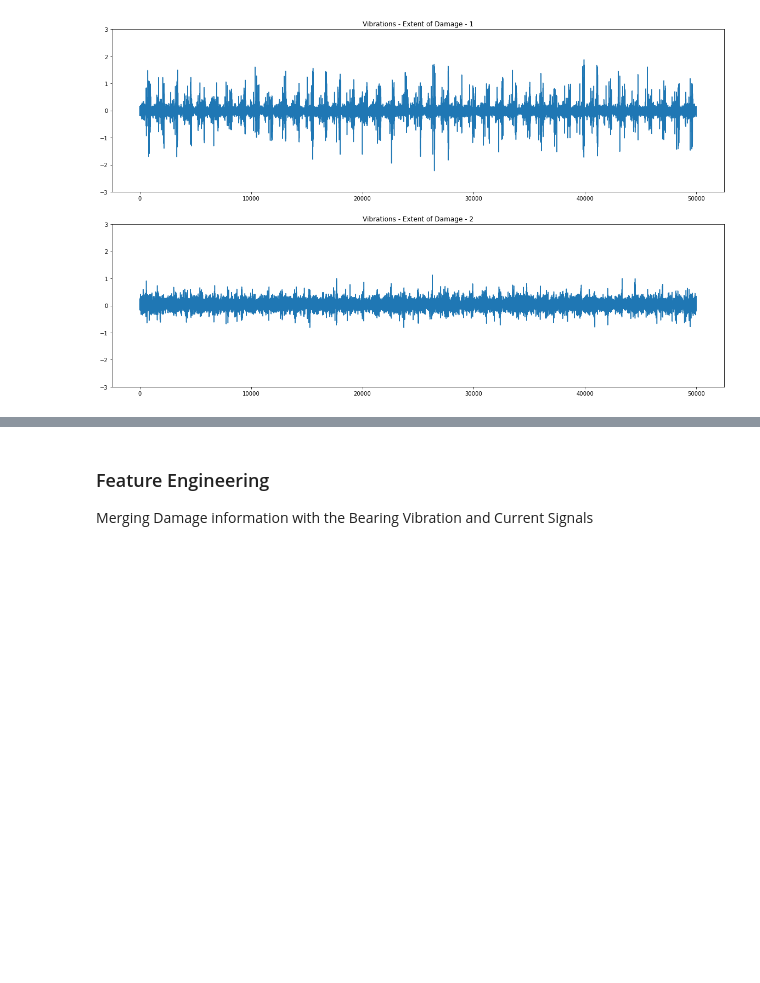
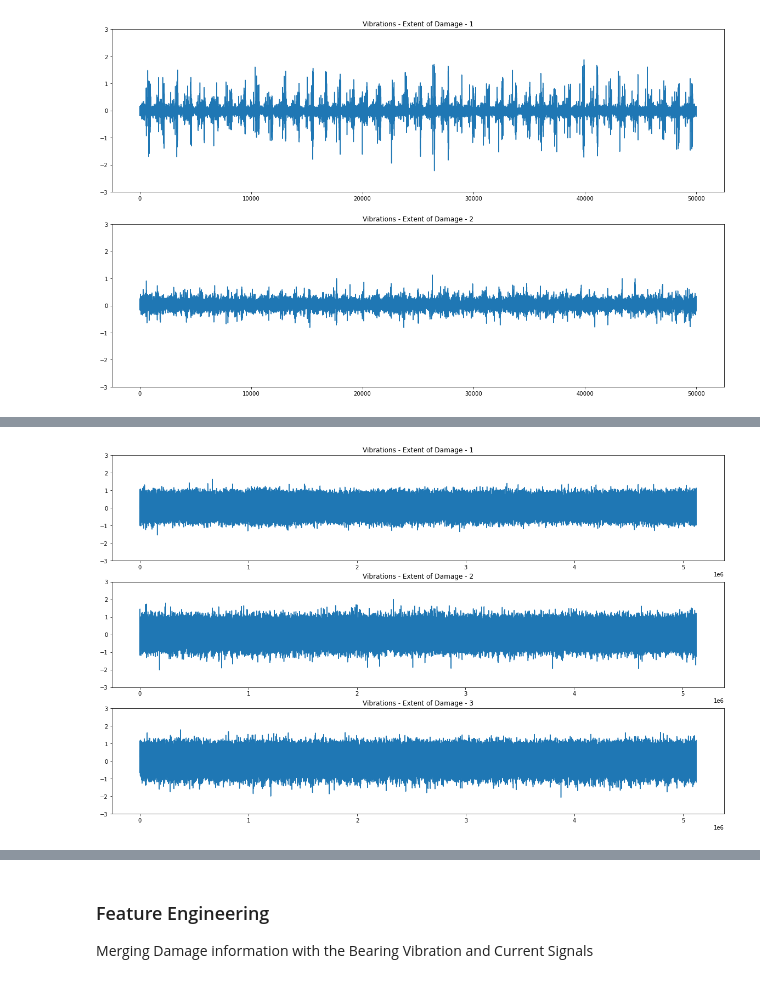
Before and after one commit to data-describe/awesome-data-science-models, a Jupyter notebook: iot-condition-monitoring/EDA/EDA_bearing_condition_monitoring.ipynb, the cells around one changed output, grey strips where cells are left out. Cells and saved outputs as stored; diff of their text form; code cells hidden in the pictures; blank space fills up the shorter version.

Commit message:
Added Vibrations Analysis

```diff
--- a/iot-condition-monitoring/EDA/EDA_bearing_condition_monitoring.ipynb
+++ b/iot-condition-monitoring/EDA/EDA_bearing_condition_monitoring.ipynb
@@ -417,0 +434,11 @@ axs[1].title.set_text('Vibrations - Extent of Damage - 2')
+# %%
+fig, axs = plt.subplots(3, figsize=(20, 12))
+plt.setp(axs, ylim=(-3,3))
+axs[0].plot(final_data.iloc[108,:]['vibration_1'])
+axs[1].plot(final_data.iloc[120,:]['vibration_1'])
+axs[2].plot(final_data.iloc[112,:]['vibration_1'])
+axs[0].title.set_text('Vibrations - Extent of Damage - 1')
+axs[1].title.set_text('Vibrations - Extent of Damage - 2')
+axs[2].title.set_text('Vibrations - Extent of Damage - 3')
+# %% [output]
+[figure, added]
```
Also changed, not shown: parts of 10 cells of this notebook.
